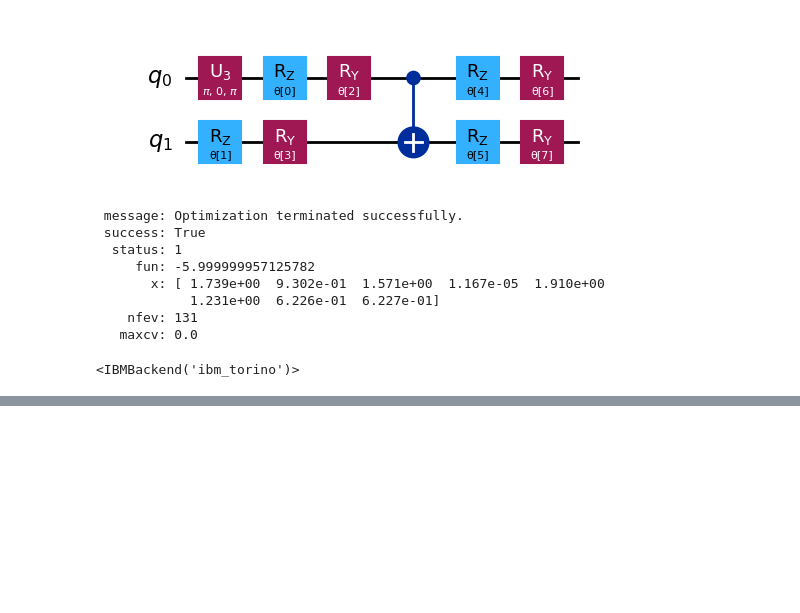
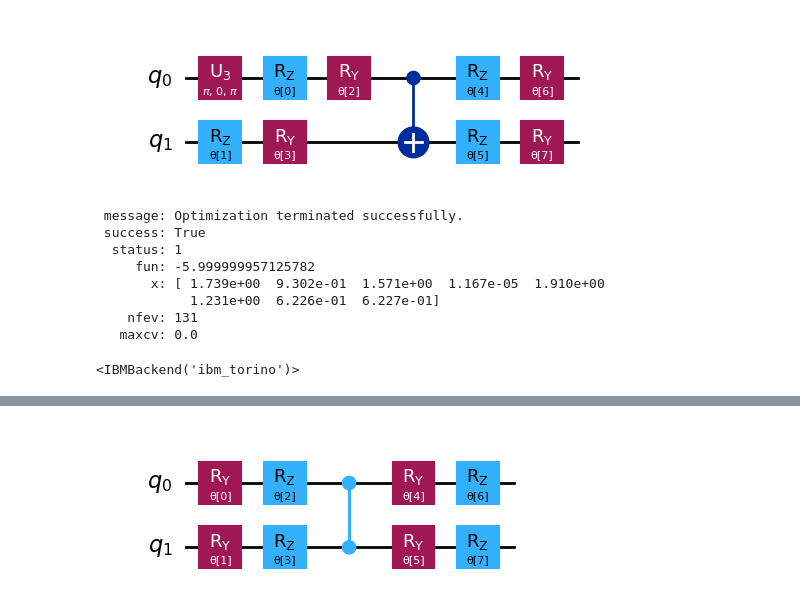
Before and after one commit to kibrahim757/qiskit_generated_code_samples, a Jupyter notebook: 12_variational_alogrithm_design.ipynb, the cells around one changed output, grey strips where cells are left out. Cells and saved outputs as stored; diff of their text form; code cells hidden in the pictures; blank space fills up the shorter version.

```diff
--- a/12_variational_alogrithm_design.ipynb
+++ b/12_variational_alogrithm_design.ipynb
@@ -749,0 +1082,8 @@ print(backend)
+# %%
+from qiskit.circuit.library import TwoLocal
+
+ansatz = TwoLocal(2, rotation_blocks=["ry", "rz"], entanglement_blocks="cz", reps=1)
+
+ansatz.decompose().draw("mpl")
+# %% [output]
+[figure, added]
```
Also changed, not shown: parts of 38 cells of this notebook.
